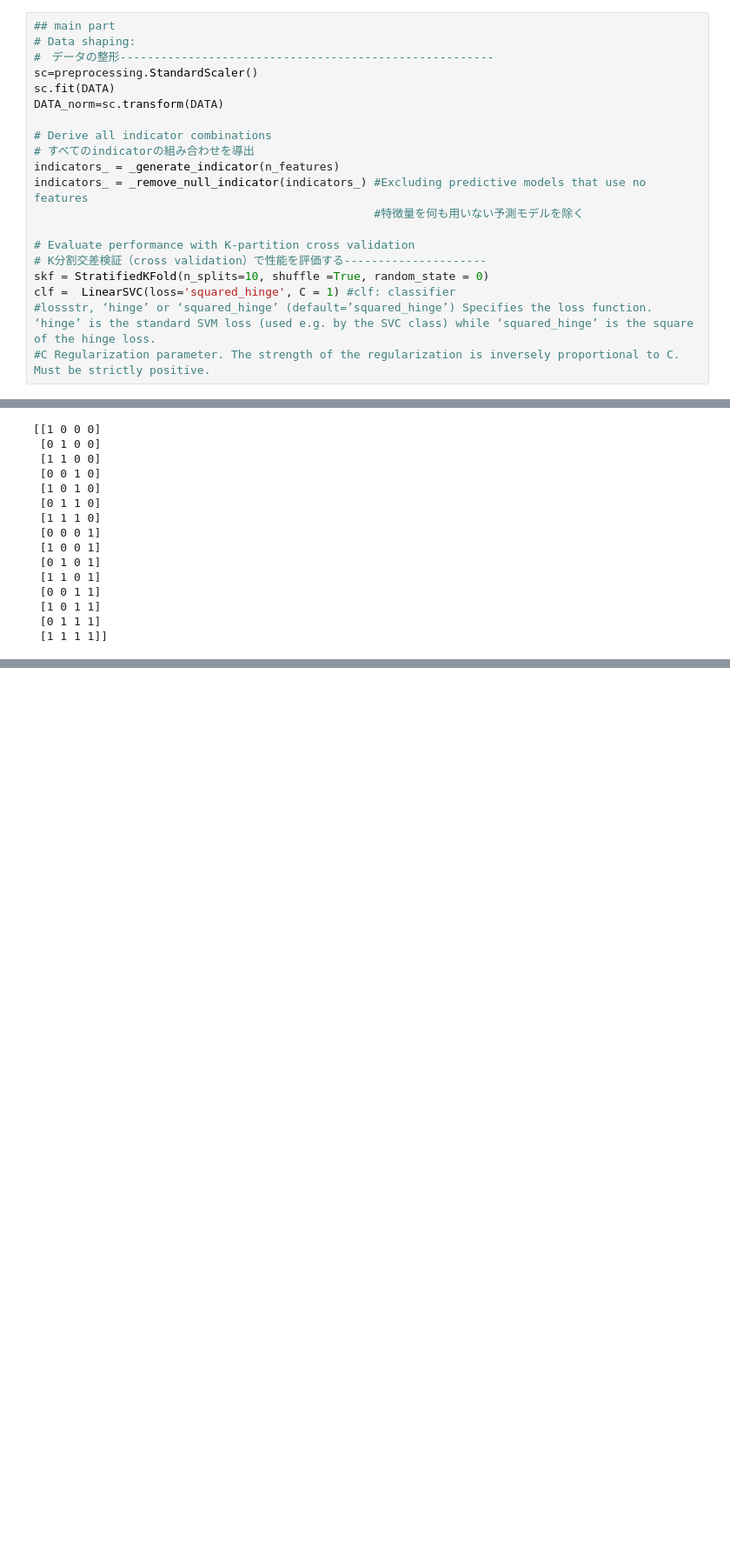
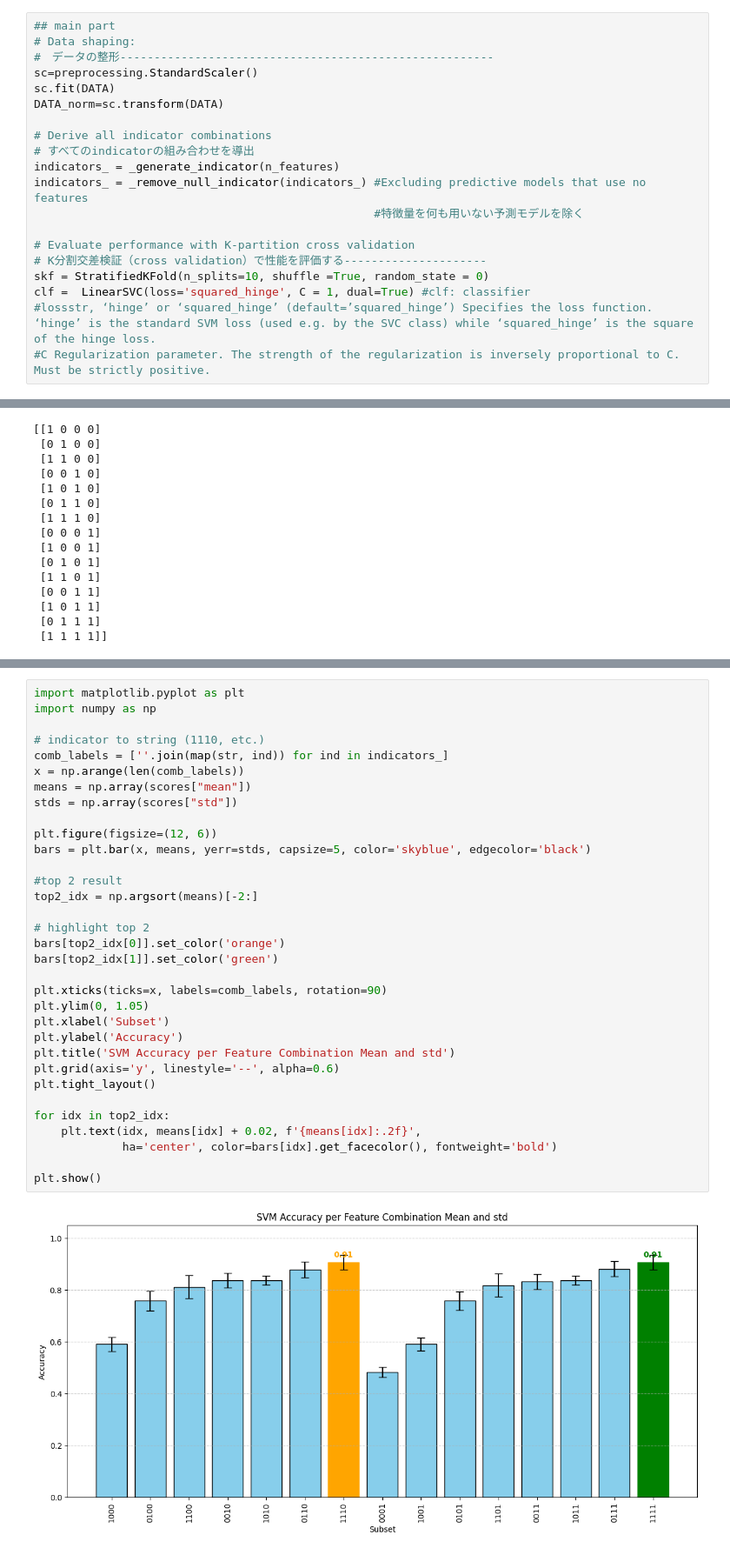
Before and after one commit to Eric-IIP/HumanCenteredAI-A-Jul8, a Jupyter notebook: Task2Artificial.ipynb, the cells around one changed output, grey strips where cells are left out. Shown: that part at 87% size. Cells and saved outputs as stored; diff of their text form; blank space fills up the shorter version.

```diff
--- a/Task2Artificial.ipynb
+++ b/Task2Artificial.ipynb
@@ -172,7 +172,7 @@ indicators_ = _remove_null_indicator(indicators_) #Excluding predictive models t
 # Evaluate performance with K-partition cross validation
 # K分割交差検証（cross validation）で性能を評価する---------------------
 skf = StratifiedKFold(n_splits=10, shuffle =True, random_state = 0)
-clf =  LinearSVC(loss='squared_hinge', C = 1) #clf: classifier
+clf =  LinearSVC(loss='squared_hinge', C = 1, dual=True) #clf: classifier
 #lossstr, ‘hinge’ or ‘squared_hinge’ (default=’squared_hinge’) Specifies the loss function. ‘hinge’ is the standard SVM loss (used e.g. by the SVC class) while ‘squared_hinge’ is the square of the hinge loss.
 #C Regularization parameter. The strength of the regularization is inversely proportional to C. Must be strictly positive.
 # %%
@@ -268,0 +257,35 @@ Percentage correct for test data: 0.9025
+# %%
+import matplotlib.pyplot as plt
+import numpy as np
+
+# indicator to string (1110, etc.)
+comb_labels = [''.join(map(str, ind)) for ind in indicators_]
+x = np.arange(len(comb_labels))
+means = np.array(scores["mean"])
+stds = np.array(scores["std"])
+
+plt.figure(figsize=(12, 6))
+bars = plt.bar(x, means, yerr=stds, capsize=5, color='skyblue', edgecolor='black')
+
+#top 2 result
+top2_idx = np.argsort(means)[-2:]
+
+# highlight top 2
+bars[top2_idx[0]].set_color('orange')
+bars[top2_idx[1]].set_color('green')
+
+plt.xticks(ticks=x, labels=comb_labels, rotation=90)
+plt.ylim(0, 1.05)
+plt.xlabel('Subset')
+plt.ylabel('Accuracy')
+plt.title('SVM Accuracy per Feature Combination Mean and std')
+plt.grid(axis='y', linestyle='--', alpha=0.6)
+plt.tight_layout()
+
+for idx in top2_idx:
+    plt.text(idx, means[idx] + 0.02, f'{means[idx]:.2f}',
+             ha='center', color=bars[idx].get_facecolor(), fontweight='bold')
+
+plt.show()
+# %% [output]
+[figure, added]
```
Also changed, not shown: parts of 3 cells of this notebook, 2 other files.
